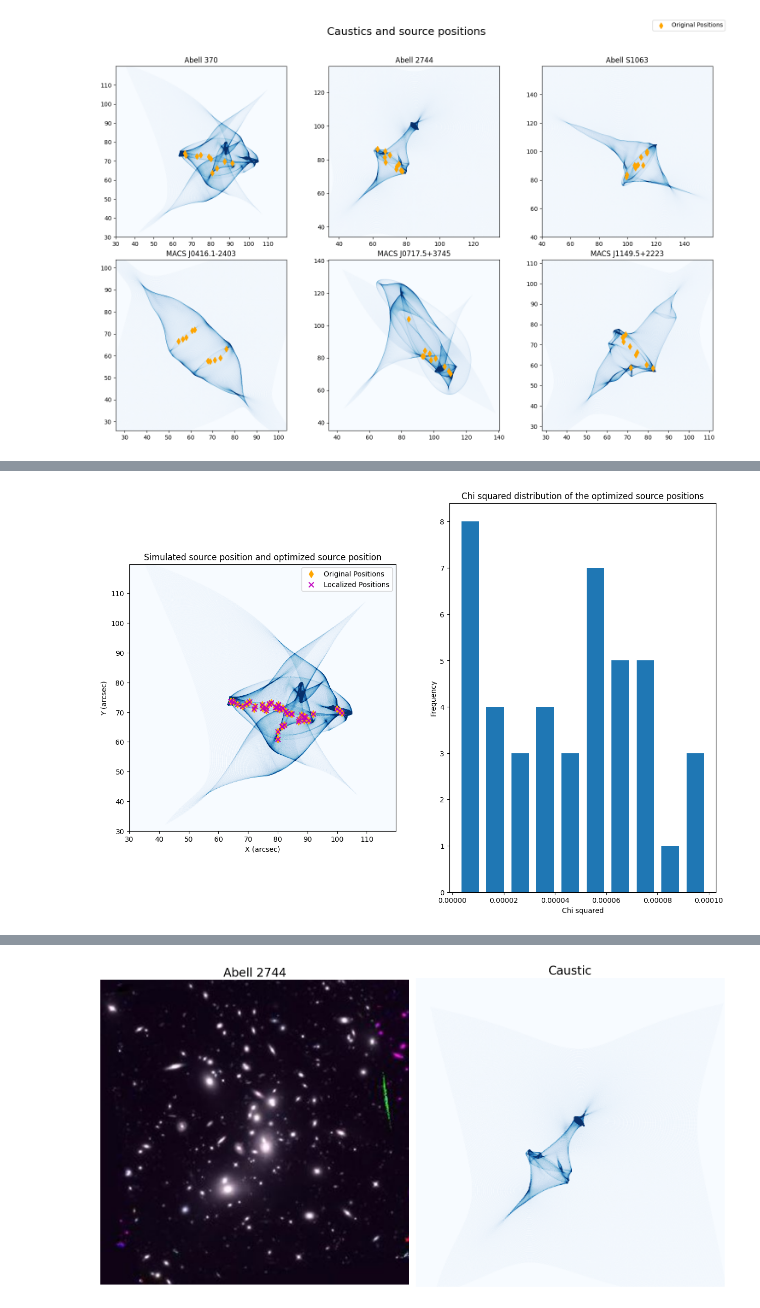
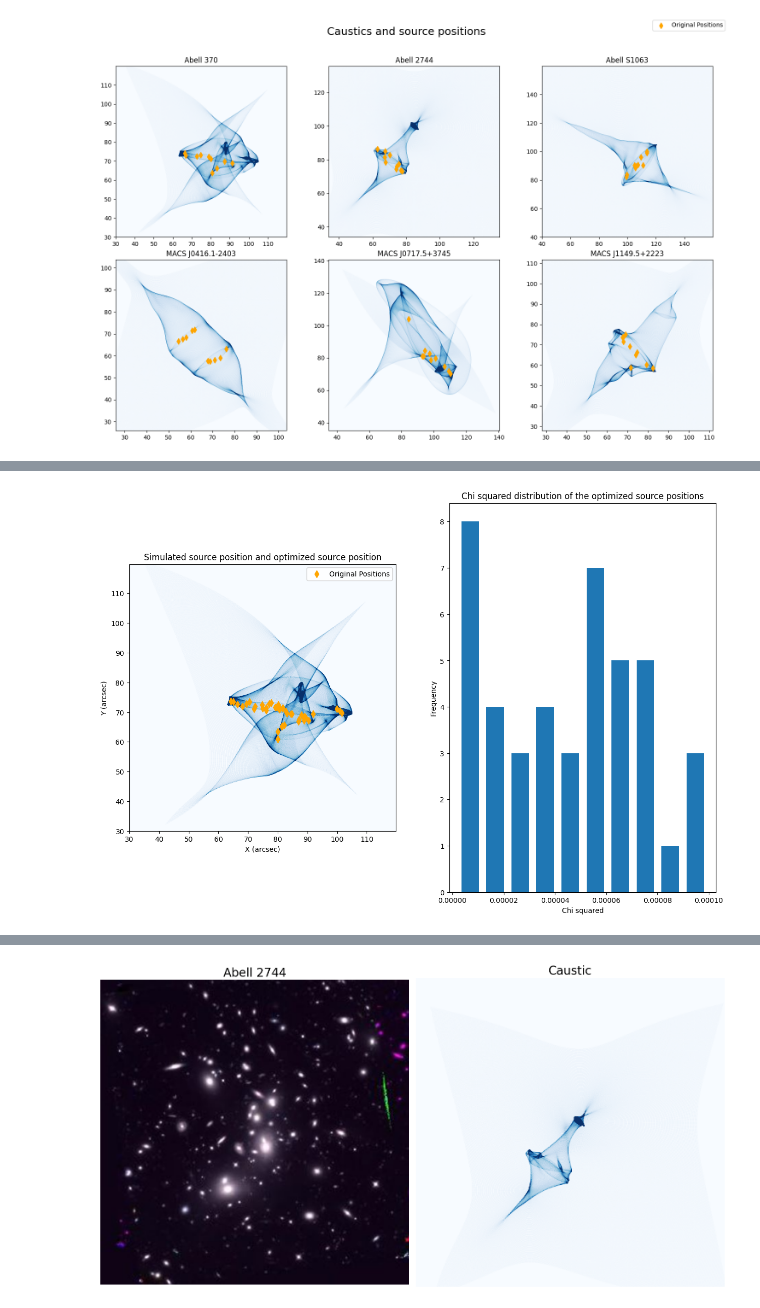
Before and after one commit to diceandcats/GWlensing_Brian, a Jupyter notebook: visualize cluster.ipynb, the cells around one changed output, grey strips where cells are left out. Cells and saved outputs as stored; diff of their text form; code cells hidden in the pictures.

```diff
--- a/visualize cluster.ipynb
+++ b/visualize cluster.ipynb
@@ -315,32 +322,32 @@ axes[0].set_ylim(y_center + y_range / 2, y_center - y_range / 2)
 
 
 
 # Invert the y-axis
 axes[0].invert_yaxis()
 # Load the source positions from the CSV file
 src_pos_df = pd.read_csv('simulated_sources.csv')
 
 # Extract the (x, y) and (localized_x, localized_y) for the current cluster
 cluster_indices = src_pos_df[src_pos_df['indices'] == 0]
 x = cluster_indices['x'].values
 y = cluster_indices['y'].values
 
 localized_x = cluster_indices['localized_x'].values
 localized_y = cluster_indices['localized_y'].values
 chi_sq = cluster_indices['localized_chi_sq'].values
 axes[0].scatter(x, y, c='orange', marker='d', label='Original Positions', s=50)
-axes[0].scatter(localized_x, localized_y, c='m', marker='x', label='Localized Positions', s=50)
+#axes[0].scatter(localized_x, localized_y, c='m', marker='x', label='Localized Positions', s=50)
 axes[0].set_title('Simulated source position and optimized source position')
 axes[0].legend()
 axes[0].set_xlabel('X (arcsec)')
 axes[0].set_ylabel('Y (arcsec)')
 
 axes[1].hist(chi_sq, bins = 10,rwidth=0.7)
 axes[1].set_title('Chi squared distribution of the optimized source positions')
 axes[1].set_xlabel('Chi squared')
 axes[1].set_ylabel('Frequency')
 
 plt.show()
 fig.savefig('Report images/known_cluster.pdf')
 # %% [output]
-[figure, old version]
+[figure, new version]
```
Also changed, not shown: parts of 3 cells of this notebook, 9 other files.
